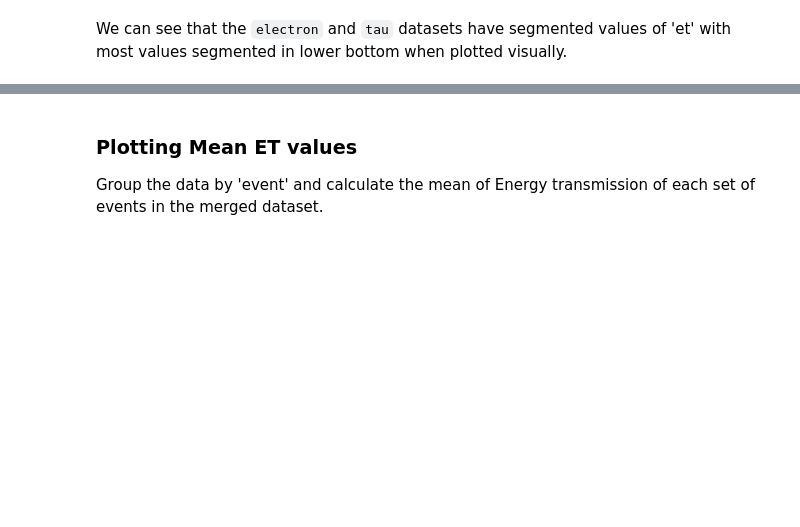
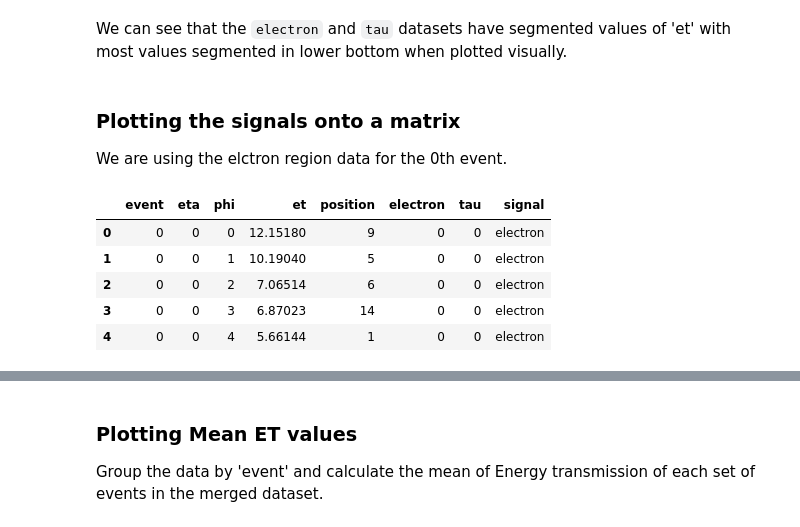
Before and after one commit to SridharaDasu/CMSMLProjectData, a Jupyter notebook: EDA_allData.ipynb, the cells around one changed output, grey strips where cells are left out. Cells and saved outputs as stored; diff of their text form; code cells hidden in the pictures; blank space fills up the shorter version.

```diff
--- a/EDA_allData.ipynb
+++ b/EDA_allData.ipynb
@@ -105,3 +105,7 @@ data_tau.plot.scatter(x='event', y = 'et', figsize = (18,6))
 [figure]
 # %% [markdown]
 We can see that the `electron` and `tau` datasets have segmented values of 'et' with most values segmented in lower bottom when plotted visually.
+# %% [markdown]
+### Plotting the signals onto a matrix
+
+We are using the elctron region data for the 0th event.
@@ -107,0 +114,9 @@ We can see that the `electron` and `tau` datasets have segmented values of 'et'
+# %%
+event_data.head()
+# %% [output]
+|  | event | eta | phi | et | position | electron | tau | signal |
+| 0 | 0 | 0 | 0 | 12.15180 | 9 | 0 | 0 | electron |
+| 1 | 0 | 0 | 1 | 10.19040 | 5 | 0 | 0 | electron |
+| 2 | 0 | 0 | 2 | 7.06514 | 6 | 0 | 0 | electron |
+| 3 | 0 | 0 | 3 | 6.87023 | 14 | 0 | 0 | electron |
+| 4 | 0 | 0 | 4 | 5.66144 | 1 | 0 | 0 | electron |
```
Also changed, not shown: parts of 16 cells of this notebook.
